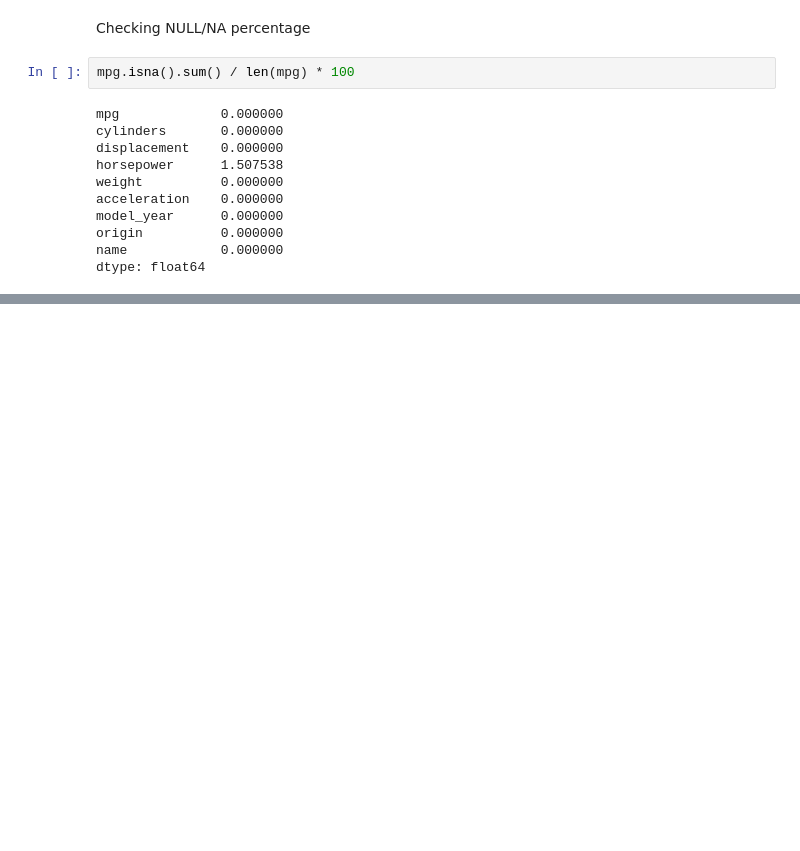
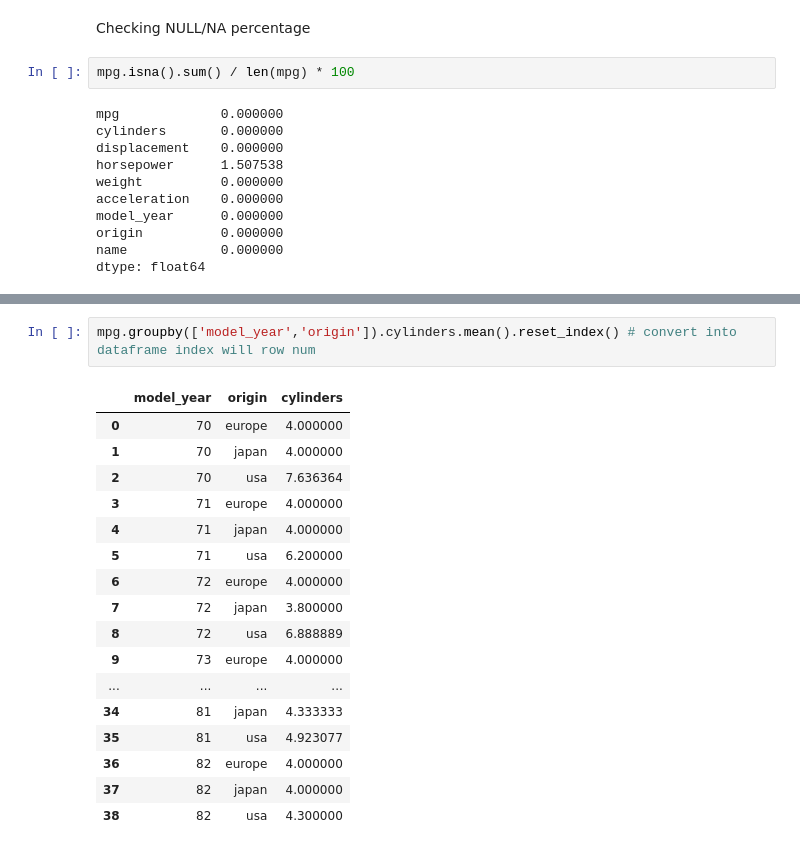
Before and after one commit to thekaif7/exploratory_data_analysis, a Jupyter notebook: EDA_1.ipynb, the cells around one changed output, grey strips where cells are left out. Cells and saved outputs as stored; diff of their text form; blank space fills up the shorter version.

```diff
--- a/EDA_1.ipynb
+++ b/EDA_1.ipynb
@@ -129,0 +201,20 @@ dtype: float64
+# %%
+mpg.groupby(['model_year','origin']).cylinders.mean().reset_index() # convert into dataframe index will row num
+# %% [output]
+|  | model_year | origin | cylinders |
+| 0 | 70 | europe | 4.000000 |
+| 1 | 70 | japan | 4.000000 |
+| 2 | 70 | usa | 7.636364 |
+| 3 | 71 | europe | 4.000000 |
+| 4 | 71 | japan | 4.000000 |
+| 5 | 71 | usa | 6.200000 |
+| 6 | 72 | europe | 4.000000 |
+| 7 | 72 | japan | 3.800000 |
+| 8 | 72 | usa | 6.888889 |
+| 9 | 73 | europe | 4.000000 |
+| ... | ... | ... | ... |
+| 34 | 81 | japan | 4.333333 |
+| 35 | 81 | usa | 4.923077 |
+| 36 | 82 | europe | 4.000000 |
+| 37 | 82 | japan | 4.000000 |
+| 38 | 82 | usa | 4.300000 |
```
Also changed, not shown: parts of 18 cells of this notebook.
